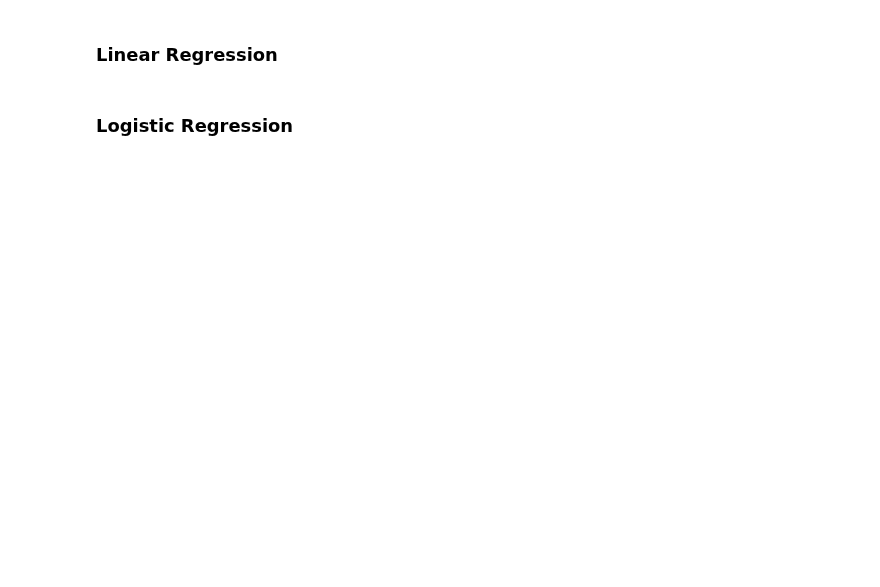
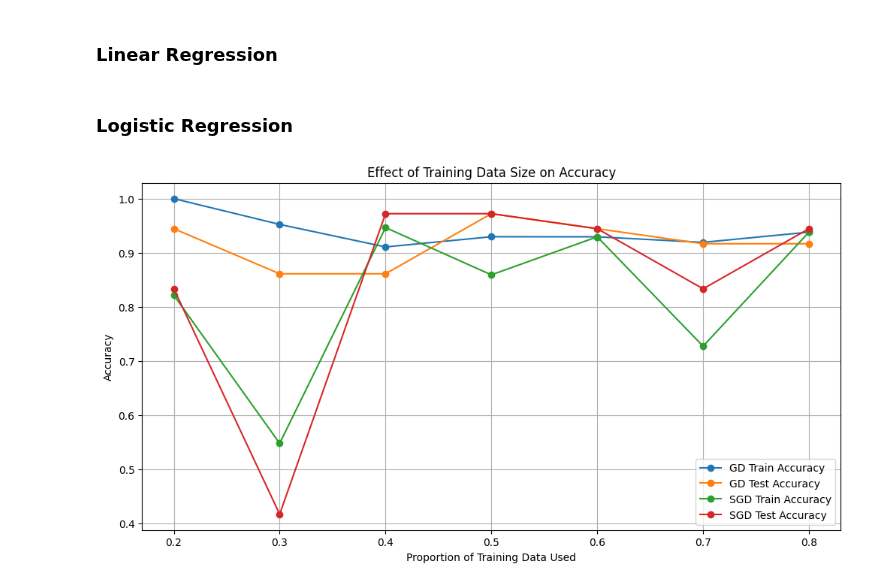
Before and after one commit to j-c-carr/Real-Estate-and-Wine-Quality-Prediction, a Jupyter notebook: experiments_test.ipynb, the cells around one changed output. Drawn from its saved outputs; the diff is of its cells as text; code cells hidden in the pictures; blank space fills up the shorter version.

```diff
--- a/experiments_test.ipynb
+++ b/experiments_test.ipynb
@@ -131,3 +144,21 @@ For both data sets, use a 5-fold cross-validation technique and report the perfo
 Note: 5-fold cross-validation is a technique where the dataset is divided into five equal parts (folds), and a model is trained and evaluated five times, each time using a different fold as the validation set and the remain- ing four folds for training.
 # %% [markdown]
 ### Data Preparation
+# %%
+DEFAULT_BATCH_SIZE = 8
+IQR_FACTOR=1.5 # IQR
+
+### Data Cleaning ###
+#remove outliers (but not for CHAS bc it is 1/0)
+temp_df = housing_df.drop(columns='CHAS')
+temp_df_cleaned = remove_outliers(temp_df, factor=IQR_FACTOR)
+housing_df_cleaned = pd.concat([temp_df_cleaned, housing_df['CHAS'].loc[temp_df_cleaned.index]], axis=1)
+
+wine_df_cleaned = remove_outliers(wine_df, factor=IQR_FACTOR)
+wine_df_cleaned = wine_df.copy()
+
+X_housing = housing_df_cleaned.drop(['MEDV'], axis=1).to_numpy()
+y_housing = housing_df_cleaned.MEDV.to_numpy().reshape(-1,1)
+
+X_wine = wine_df_cleaned.drop(['class'], axis=1).to_numpy()
+y_wine = pd.get_dummies(wine_df_cleaned['class']).to_numpy(dtype=int)
@@ -164,3 +321,42 @@ X_housing_train, X_housing_test = pre_processings(X_housing_train, X_housing_tes
 ### Linear Regression
 # %% [markdown]
 ### Logistic Regression
+# %%
+# sizes to sample
+sizes = [0.2, 0.3, 0.4, 0.5, 0.6, 0.7, 0.8]
+
+gd_train_accuracies = []
+gd_test_accuracies = []
+sgd_train_accuracies = []
+sgd_test_accuracies = []
+
+for size in sizes:
+    # Splitting the data
+    subset_size = int(size * X_wine_train.shape[0])
+    X_train_subset = X_wine_train[:subset_size]
+    y_train_subset = y_wine_train[:subset_size]
+
+    # Training with Gradient Descent
+    log_reg.fit(X_train_subset, y_train_subset, optimizer_class=GradientDescent, **optimizer_kwargs)
+    gd_train_accuracies.append(accuracy_score(y_train_subset, log_reg.predict(X_train_subset)))
+    gd_test_accuracies.append(accuracy_score(y_wine_test, log_reg.predict(X_wine_test)))
+
+    # Training with SGD
+    log_reg.fit(X_train_subset, y_train_subset, optimizer_class=StochasticGradientDescent, batch_size=DEFAULT_BATCH_SIZE, **optimizer_kwargs)
+    sgd_train_accuracies.append(accuracy_score(y_train_subset, log_reg.predict(X_train_subset)))
+    sgd_test_accuracies.append(accuracy_score(y_wine_test, log_reg.predict(X_wine_test)))
+
+# Plotting the results
+plt.figure(figsize=(12, 6))
+plt.plot(sizes, gd_train_accuracies, '-o', label="GD Train Accuracy")
+plt.plot(sizes, gd_test_accuracies, '-o', label="GD Test Accuracy")
+plt.plot(sizes, sgd_train_accuracies, '-o', label="SGD Train Accuracy")
+plt.plot(sizes, sgd_test_accuracies, '-o', label="SGD Test Accuracy")
+plt.xlabel("Proportion of Training Data Used")
+plt.ylabel("Accuracy")
+plt.title("Effect of Training Data Size on Accuracy")
+plt.legend()
+plt.grid(True)
+plt.show()
+# %% [output]
+[figure, added]
```
Also changed, not shown: parts of 17 cells of this notebook, 1 other file.
